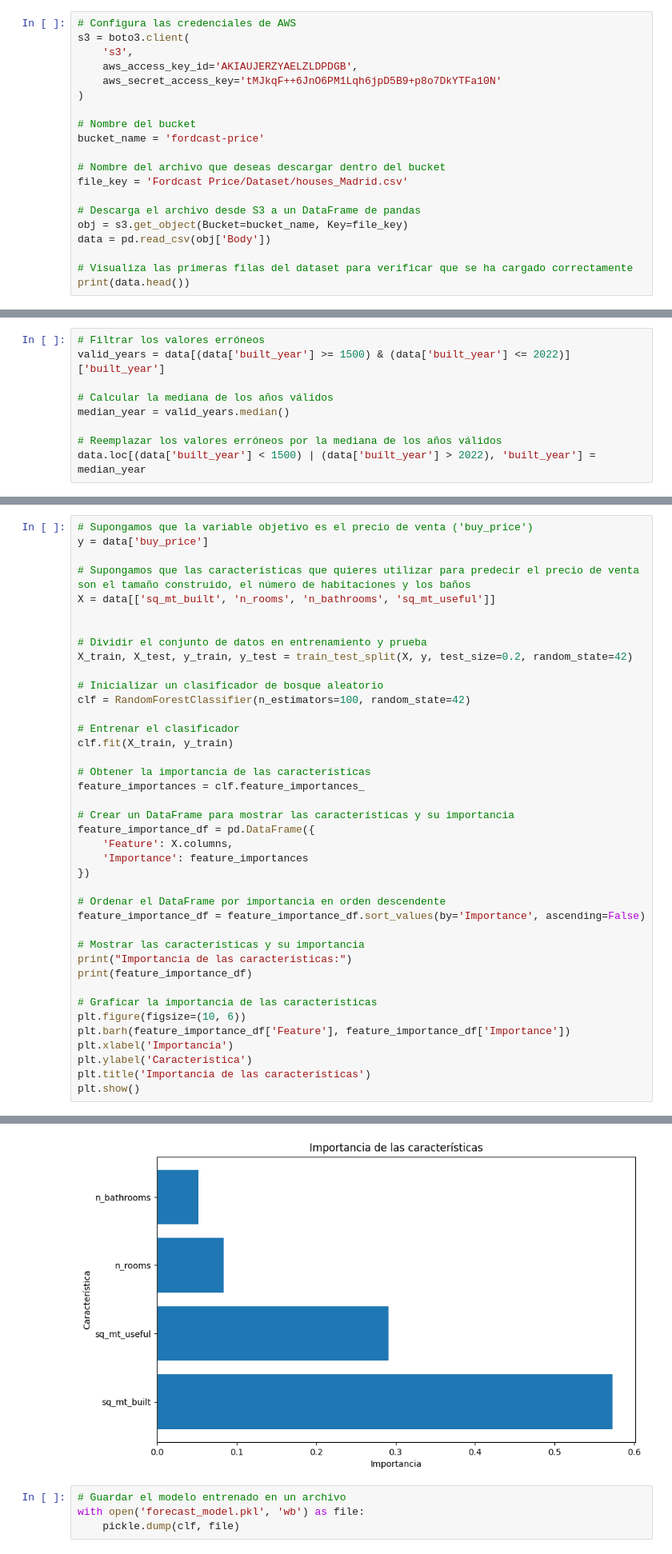
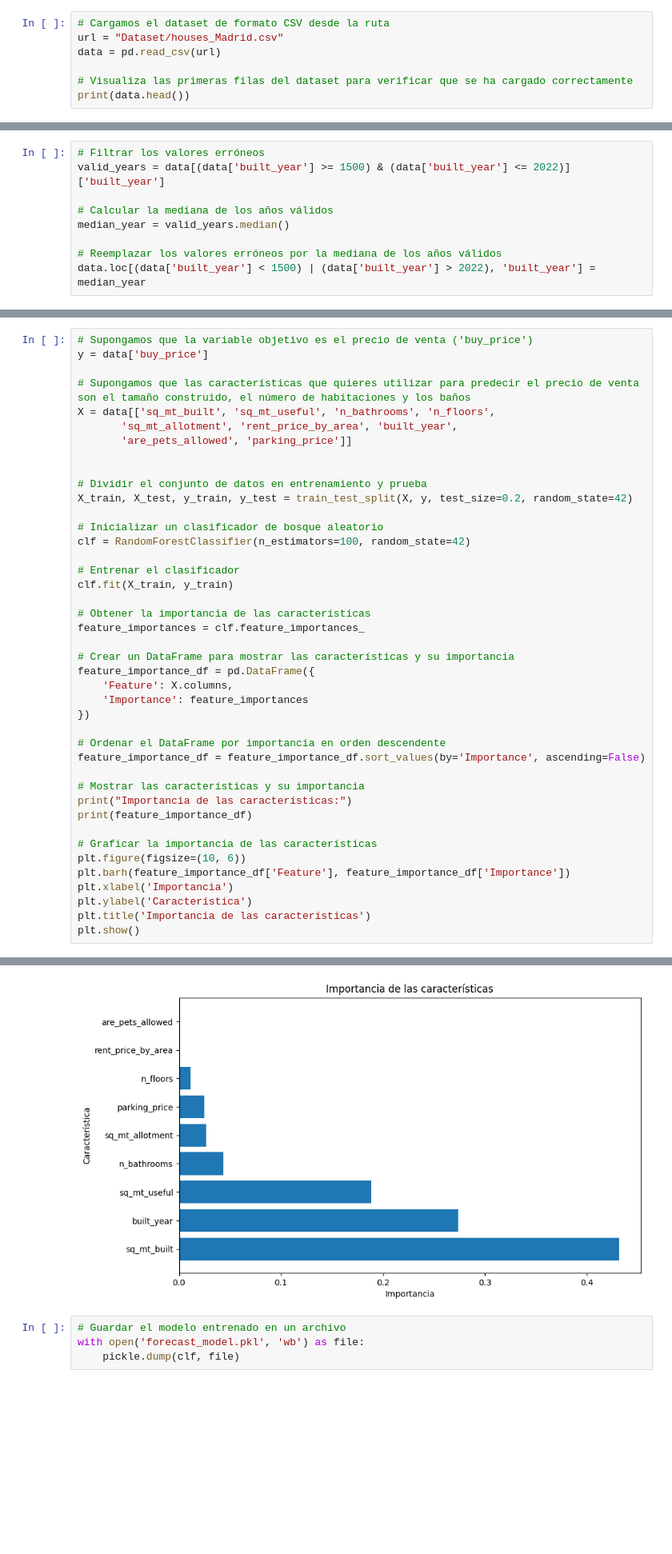
Before and after one commit to LargoLujan/real-estate-price-forecast-madrid, a Jupyter notebook: forcast_price_model.ipynb, the cells around one changed output, grey strips where cells are left out. Shown: that part at 80% size. Saved outputs shown, nothing was run; the diff lists cells and outputs as text; blank space fills up the shorter version.

```diff
--- a/forcast_price_model.ipynb
+++ b/forcast_price_model.ipynb
@@ -40,22 +61,9 @@ from sklearn.linear_model import LinearRegression
 from sklearn.ensemble import RandomForestClassifier
 from sklearn.feature_selection import SelectFromModel
 # %%
-# Configura las credenciales de AWS
-s3 = boto3.client(
-    's3',
-    aws_access_key_id='AKIAUJERZYAELZLDPDGB',
-    aws_secret_access_key='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'
-)
-
-# Nombre del bucket
-bucket_name = 'fordcast-price'
-
-# Nombre del archivo que deseas descargar dentro del bucket
-file_key = 'Fordcast Price/Dataset/houses_Madrid.csv'
-
-# Descarga el archivo desde S3 a un DataFrame de pandas
-obj = s3.get_object(Bucket=bucket_name, Key=file_key)
-data = pd.read_csv(obj['Body'])
+# Cargamos el dataset de formato CSV desde la ruta
+url = "Dataset/houses_Madrid.csv"
+data = pd.read_csv(url)
 
 # Visualiza las primeras filas del dataset para verificar que se ha cargado correctamente
 print(data.head())
@@ -199,7 +220,9 @@ data.loc[(data['built_year'] < 1500) | (data['built_year'] > 2022), 'built_year'
 y = data['buy_price']
 
 # Supongamos que las características que quieres utilizar para predecir el precio de venta son el tamaño construido, el número de habitaciones y los baños
-X = data[['sq_mt_built', 'n_rooms', 'n_bathrooms', 'sq_mt_useful']]
+X = data[['sq_mt_built', 'sq_mt_useful', 'n_bathrooms', 'n_floors',
+       'sq_mt_allotment', 'rent_price_by_area', 'built_year',
+       'are_pets_allowed', 'parking_price']]
 
 
 # Dividir el conjunto de datos en entrenamiento y prueba
@@ -244,4 +272,4 @@ Importancia de las características:
-[figure, old version]
+[figure, new version]
 # %%
 # Guardar el modelo entrenado en un archivo
 with open('forecast_model.pkl', 'wb') as file:
```
Also changed, not shown: parts of 3 cells of this notebook.
